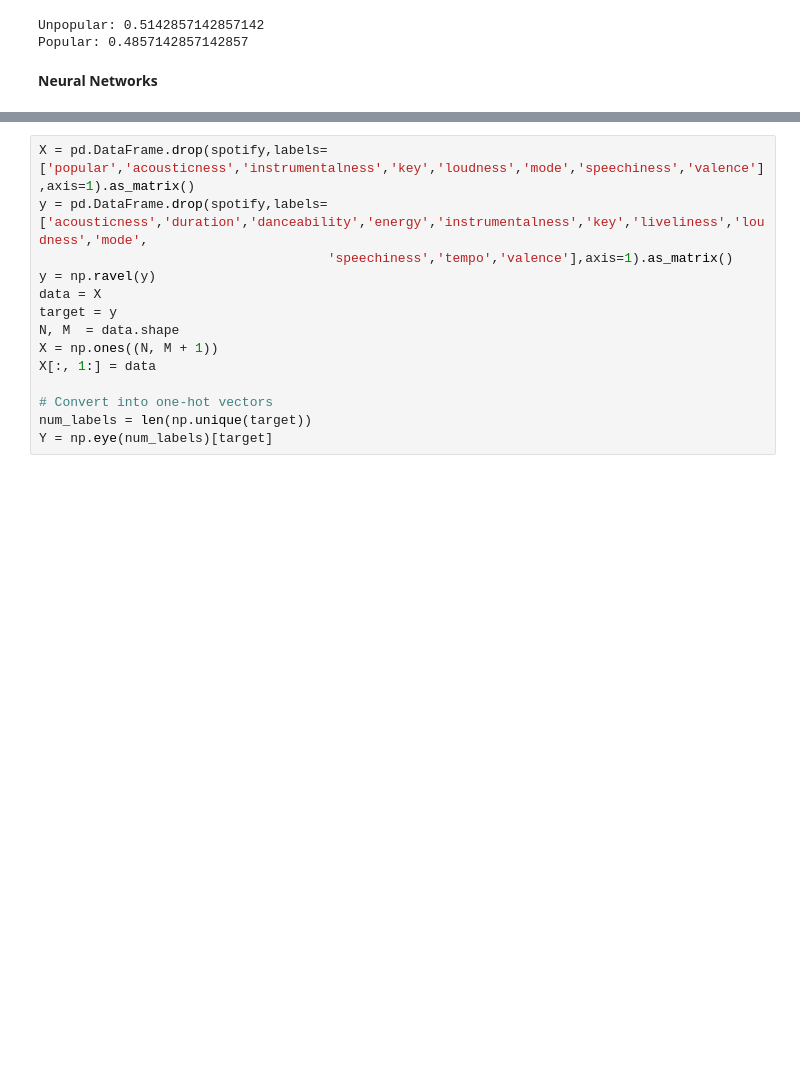
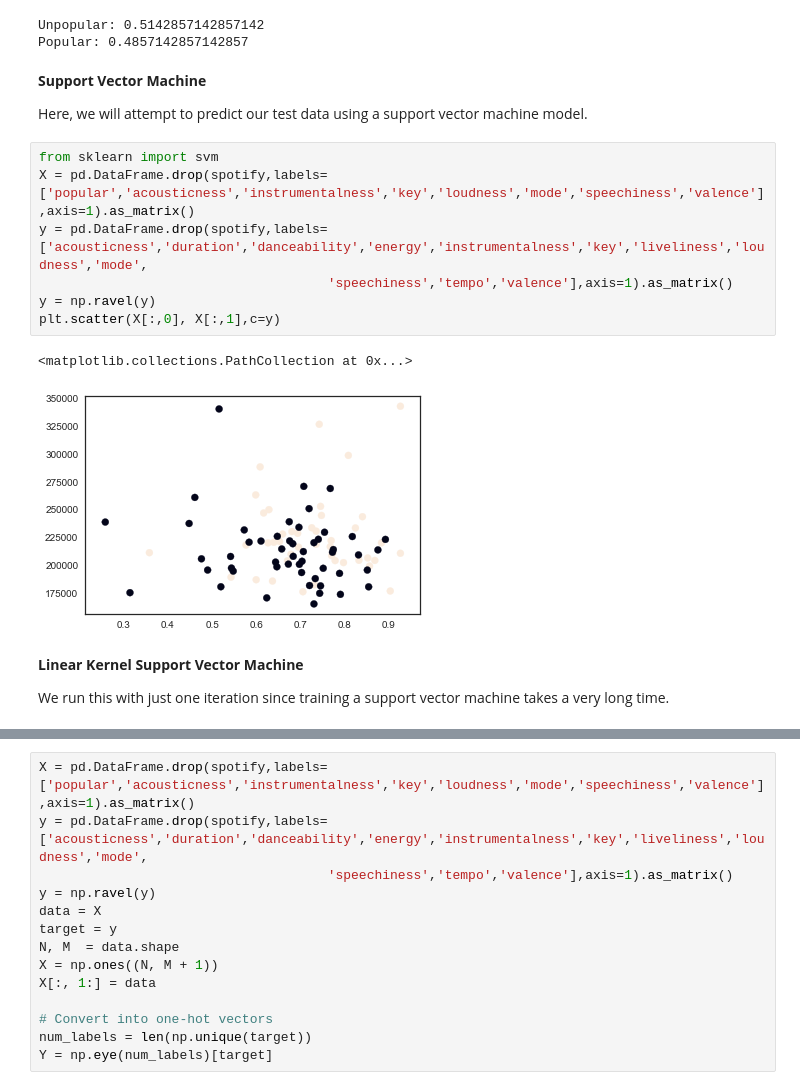
Before and after one commit to djjeff06/Spotify---Main-Notebook, a Jupyter notebook: MAC-LRN Spotify Notebook.ipynb, the cells around one changed output, grey strips where cells are left out. Saved outputs shown, nothing was run; the diff lists cells and outputs as text; blank space fills up the shorter version.

```diff
--- a/MAC-LRN Spotify Notebook.ipynb
+++ b/MAC-LRN Spotify Notebook.ipynb
@@ -418,5 +449,21 @@ print("Popular:",gnb.class_prior_[1])
 # %% [output]
 Unpopular: 0.5142857142857142
 Popular: 0.4857142857142857
-# %% [markdown]
-<b>Neural Networks</b>
+# %% [markdown]
+<b>Support Vector Machine</b>
+
+Here, we will attempt to predict our test data using a support vector machine model.
+# %%
+from sklearn import svm
+X = pd.DataFrame.drop(spotify,labels=['popular','acousticness','instrumentalness','key','loudness','mode','speechiness','valence'],axis=1).as_matrix()
+y = pd.DataFrame.drop(spotify,labels=['acousticness','duration','danceability','energy','instrumentalness','key','liveliness','loudness','mode',
+                                     'speechiness','tempo','valence'],axis=1).as_matrix()
+y = np.ravel(y)
+plt.scatter(X[:,0], X[:,1],c=y)
+# %% [output]
+<matplotlib.collections.PathCollection at 0x...>
+[figure, added]
+# %% [markdown]
+<b>Linear Kernel Support Vector Machine</b>
+
+We run this with just one iteration since training a support vector machine takes a very long time.
```
Also changed, not shown: parts of 11 cells of this notebook.
